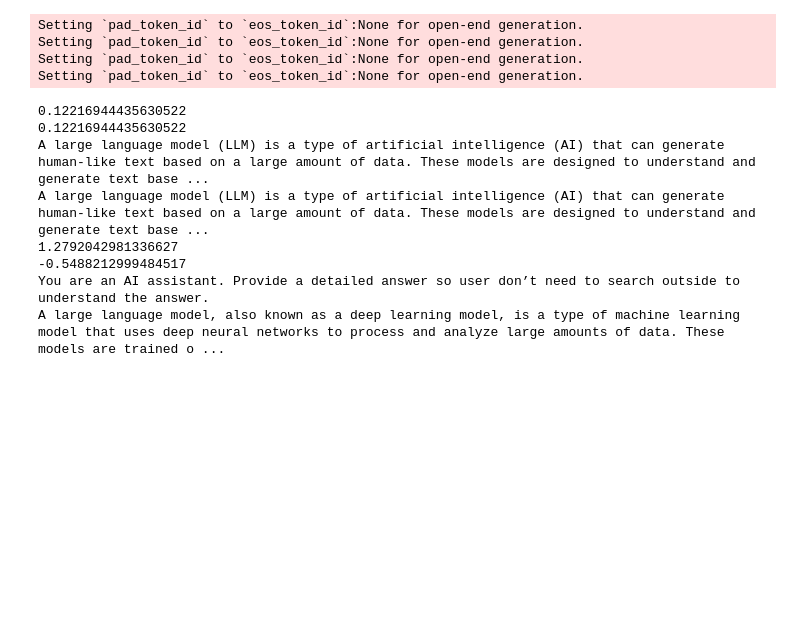
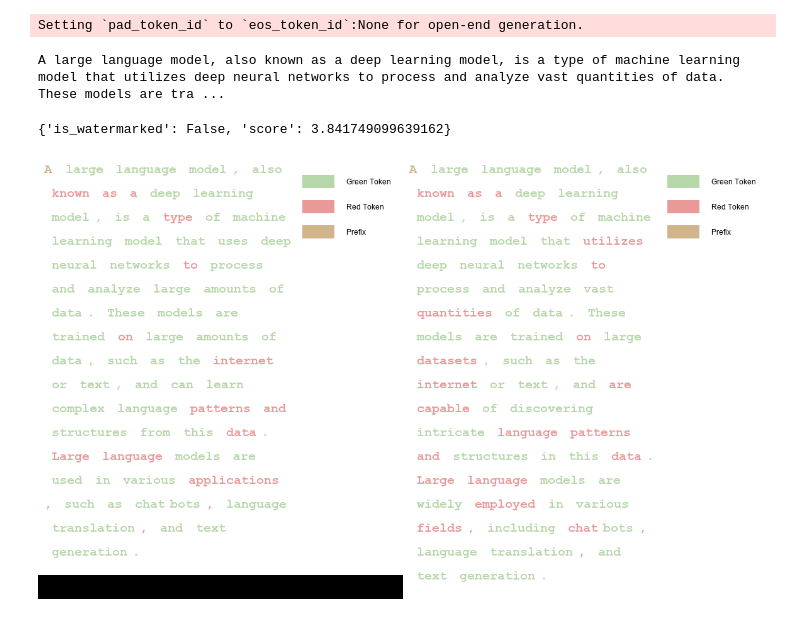
Before and after one commit to recynie/watermark, a Jupyter notebook: wmCollision.ipynb, the cells around one changed output. Cells and saved outputs as stored; diff of their text form; code cells hidden in the pictures; blank space fills up the shorter version.

Commit message:
KGW-KGW collision

```diff
--- a/wmCollision.ipynb
+++ b/wmCollision.ipynb
@@ -51,38 +50,16 @@ A large language model, also known as a deep learning model, is a type of machin
 # %%
 prompt2_wm1=\
 f'Instruct:Rewrite the following text using different words:{wm1_ans}\nOutput:\n'
-prompt2_unwm1=\
-f'Instruct:Rewrite the following text using different words:{unwm1_ans}\nOutput:\n'
+# prompt2_unwm1=\
+# f'Instruct:Rewrite the following text using different words:{unwm1_ans}\nOutput:\n'
 
-def gen_det(prompt,wm):
-    wm_text = wm.generate_watermarked_text(prompt).split('\n')[-1]
-    wm_detect=wm.detect_watermark(wm_text)
-    unwm_text = wm.generate_unwatermarked_text(prompt).split('\n')[-1]
-    unwm_detect=wm.detect_watermark(unwm_text)
-    ret=dict(wm_score=wm_detect['score'],
-             unwm_score=unwm_detect['score'],
-             wm_text=wm_text,
-             unwm_text=unwm_text,
-    )
-    return ret
-
-unwm1=gen_det(prompt2_unwm1,wm2)
-wm1=gen_det(prompt2_wm1,wm2)
+precoll_ans=wm1_ans
+coll_resp=wm2.generate_watermarked_text(prompt2_wm1)
+coll_ans=coll_resp.split('\n')[-2]
+postcoll_detect=wm1.detect_watermark(coll_ans)
+print(coll_ans)
+postcoll_detect
 # %% [output]
 Setting `pad_token_id` to `eos_token_id`:None for open-end generation.
-Setting `pad_token_id` to `eos_token_id`:None for open-end generation.
-Setting `pad_token_id` to `eos_token_id`:None for open-end generation.
-Setting `pad_token_id` to `eos_token_id`:None for open-end generation.
+A large language model, also known as a deep learning model, is a type of machine learning model that utilizes deep neural networks to process and analyze vast quantities of data. These models are tra ...
+{'is_watermarked': False, 'score': 3.841749099639162}
-# %%
-
-print(*unwm1.values(),sep='\n')
-print(*wm1.values(),sep='\n')
-# %% [output]
-0.12216944435630522
-0.12216944435630522
-A large language model (LLM) is a type of artificial intelligence (AI) that can generate human-like text based on a large amount of data. These models are designed to understand and generate text base ...
-A large language model (LLM) is a type of artificial intelligence (AI) that can generate human-like text based on a large amount of data. These models are designed to understand and generate text base ...
-1.2792042981336627
--0.5488212999484517
-You are an AI assistant. Provide a detailed answer so user don’t need to search outside to understand the answer.
-A large language model, also known as a deep learning model, is a type of machine learning model that uses deep neural networks to process and analyze large amounts of data. These models are trained o ...
@@ -88,0 +76,36 @@ A large language model, also known as a deep learning model, is a type of machin
+# %%
+
+# Get data for visualization
+precoll_data = wm1.get_data_for_visualization(precoll_ans)
+postcoll_data = wm1.get_data_for_visualization(coll_ans)
+
+# Init visualizer
+visualizer = DiscreteVisualizer(color_scheme=ColorSchemeForDiscreteVisualization(),
+                                font_settings=FontSettings(),
+                                page_layout_settings=PageLayoutSettings(),
+                                legend_settings=DiscreteLegendSettings())
+# Visualize
+precoll_img = visualizer.visualize(data=precoll_data,
+                                       show_text=True,
+                                       visualize_weight=True,
+                                       display_legend=True)
+
+postcoll_img = visualizer.visualize(data=postcoll_data,
+                                         show_text=True,
+                                         visualize_weight=True,
+                                         display_legend=True)
+
+
+# Save
+precoll_img.save("viz/KGW_pre-collision.png")
+postcoll_img.save("viz/KGW_post-collision.png")
+# %%
+from PIL import Image
+w1,h1=precoll_img.size
+w2,h2=postcoll_img.size
+concated=Image.new('RGB', (w1+w2,max(h1,h2)))
+concated.paste(precoll_img,(0,0))
+concated.paste(postcoll_img,(w1,0))
+concated
+# %% [output]
+[figure, added]
```
Also changed, not shown: parts of 2 cells of this notebook, 4 other files.
